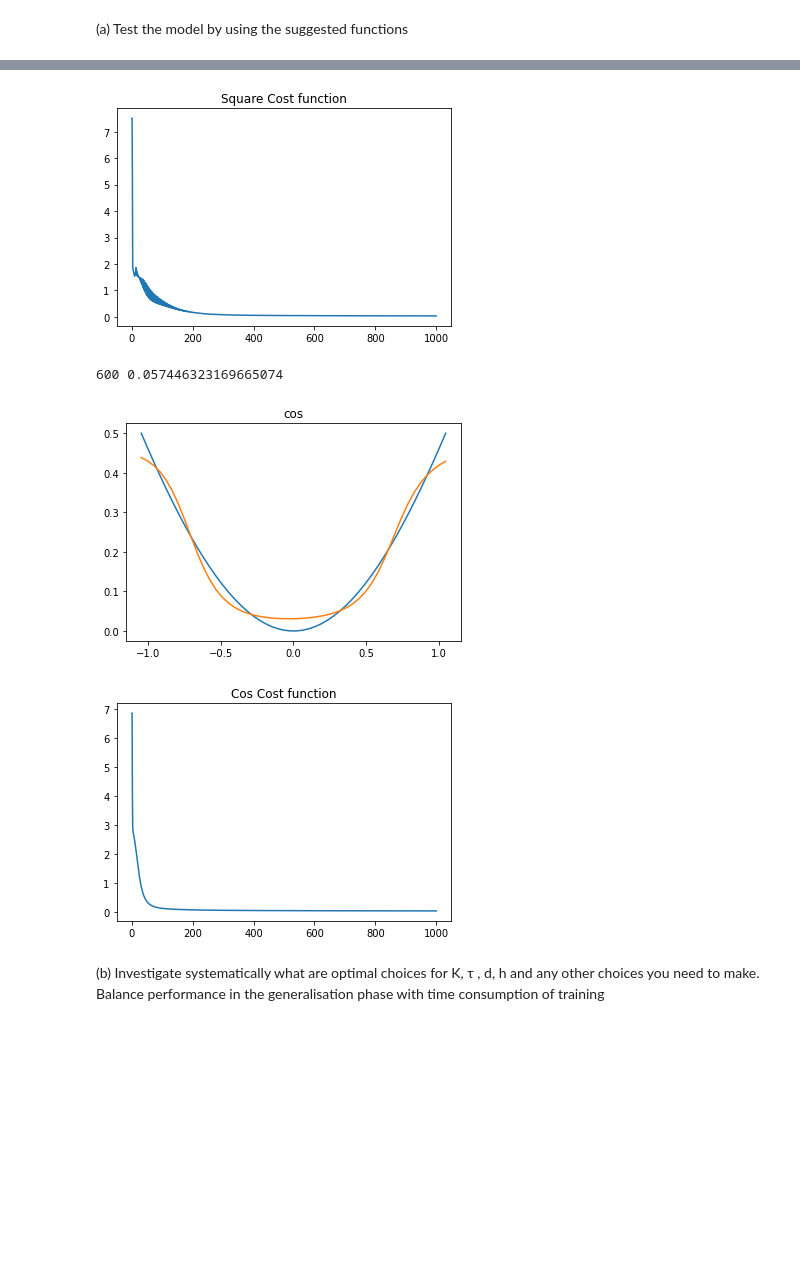
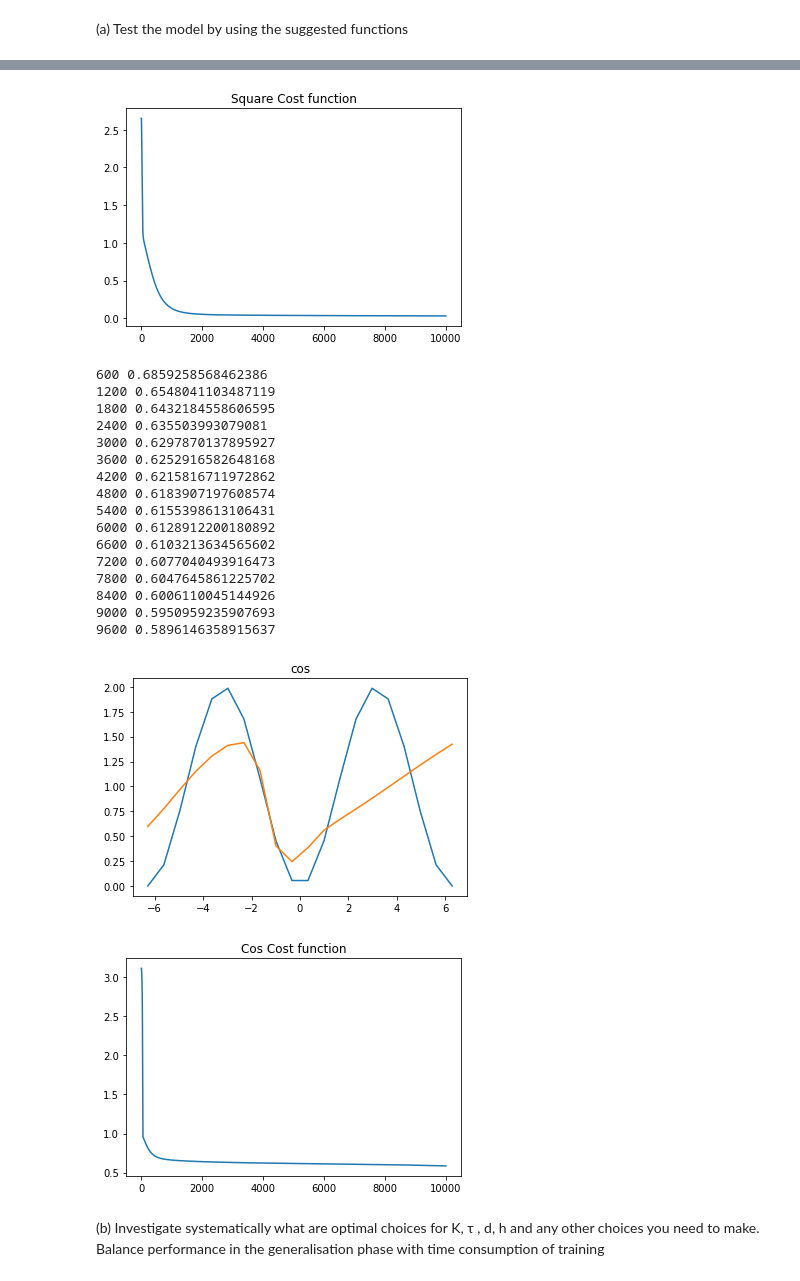
Before and after one commit to isakhammer/deep-learning-project, a Jupyter notebook: project.ipynb, the cells around one changed output, grey strips where cells are left out. Cells and saved outputs as stored; diff of their text form; code cells hidden in the pictures; blank space fills up the shorter version.

```diff
--- a/project.ipynb
+++ b/project.ipynb
@@ -375,8 +400,6 @@ def dF_tilde_y(y, h, th, d_0, d, K):
 
 def sqr_test():
     b = generate_synthetic_batches(I,"1sqr")
-
-    print(b)
     Y = b["Y"]
 
     c, inv = scale(b["c"])
@@ -396,7 +419,7 @@ def sqr_test():
     yhat = yhat.T
 
     plt.title("Square")
-    plt.plot(x.T,y.T)
+    plt.scatter(x.T,y.T)
     plt.plot(x.T,yhat.T)
     plt.show()
 
@@ -406,7 +429,9 @@ def sqr_test():
 
 
 def cos_test():
-    b = generate_synthetic_batches(I,"1cos")
+    high = 2*np.pi
+    low = -2*np.pi
+    b = generate_synthetic_batches(I,"1cos", low, high)
 
     Y = b["Y"]
     c, inv = scale(b["c"])
@@ -417,7 +442,7 @@ def cos_test():
     th = initialize_weights(d_0, d, K)
     JJ, th = train(c, d, d_0, K, h, Y, th, tau, max_it, method="gd")
 
-    x = np.linspace(- np.pi/3, np.pi/3, I)
+    x = np.linspace(low, high, I)
     x = np.reshape(x,(1,len(x)))
     y = 1 - np.cos(x)
 
@@ -426,8 +451,8 @@ def cos_test():
     yhat = yhat.T
 
     plt.title("cos")
-    plt.plot(x.T,y.T)
-    plt.plot(x.T,yhat.T)
+    plt.plot(x.T,y.T, label="Neural Net")
+    plt.plot(x.T,yhat.T, label="Training Data")
     plt.show()
 
     plt.title("Cos Cost function")
@@ -437,9 +462,9 @@ def cos_test():
 
 K = 20
 h = 0.1
-I = 50
-tau = 0.1
-max_it = 1000
+I = 20
+tau = 0.01
+max_it = 10000
 
 sqr_test()
 cos_test()
@@ -465,7 +489,22 @@ cos_test()
-[figure, old version]
+[figure, new version]
-600 0.057446323169665074
+600 0.6859258568462386
+1200 0.6548041103487119
+1800 0.6432184558606595
+2400 0.635503993079081
+3000 0.6297870137895927
+3600 0.6252916582648168
+4200 0.6215816711972862
+4800 0.6183907197608574
+5400 0.6155398613106431
+6000 0.6128912200180892
+6600 0.6103213634565602
+7200 0.6077040493916473
+7800 0.6047645861225702
+8400 0.6006110045144926
+9000 0.5950959235907693
+9600 0.5896146358915637
-[figure, old version]
+[figure, new version]
-[figure, old version]
+[figure, new version]
 # %% [markdown]
 (b) Investigate systematically what are optimal choices for K, τ , d, h and any
 other choices you need to make. Balance performance in the generalisation
```
Also changed, not shown: parts of 7 cells of this notebook.
